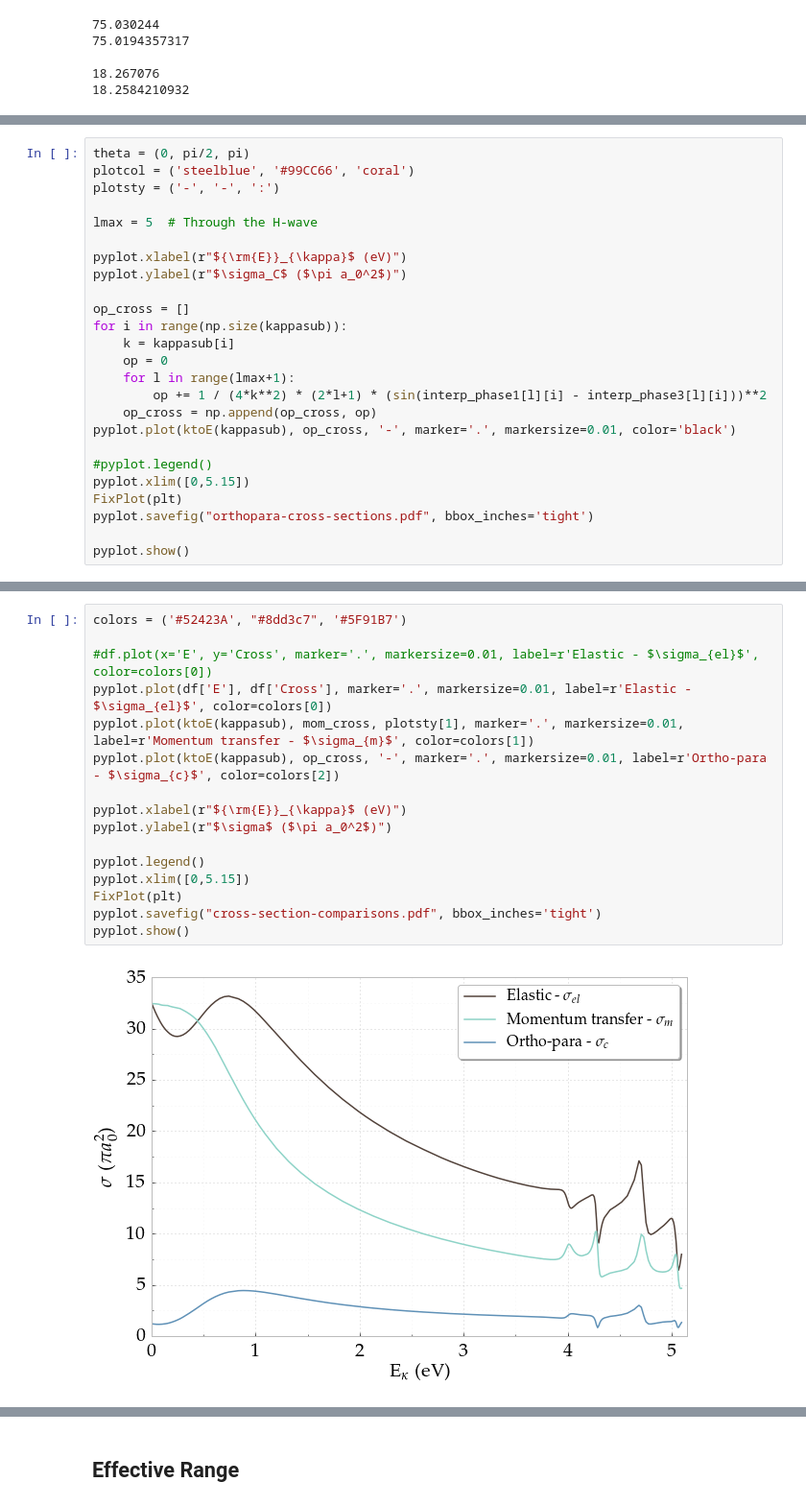
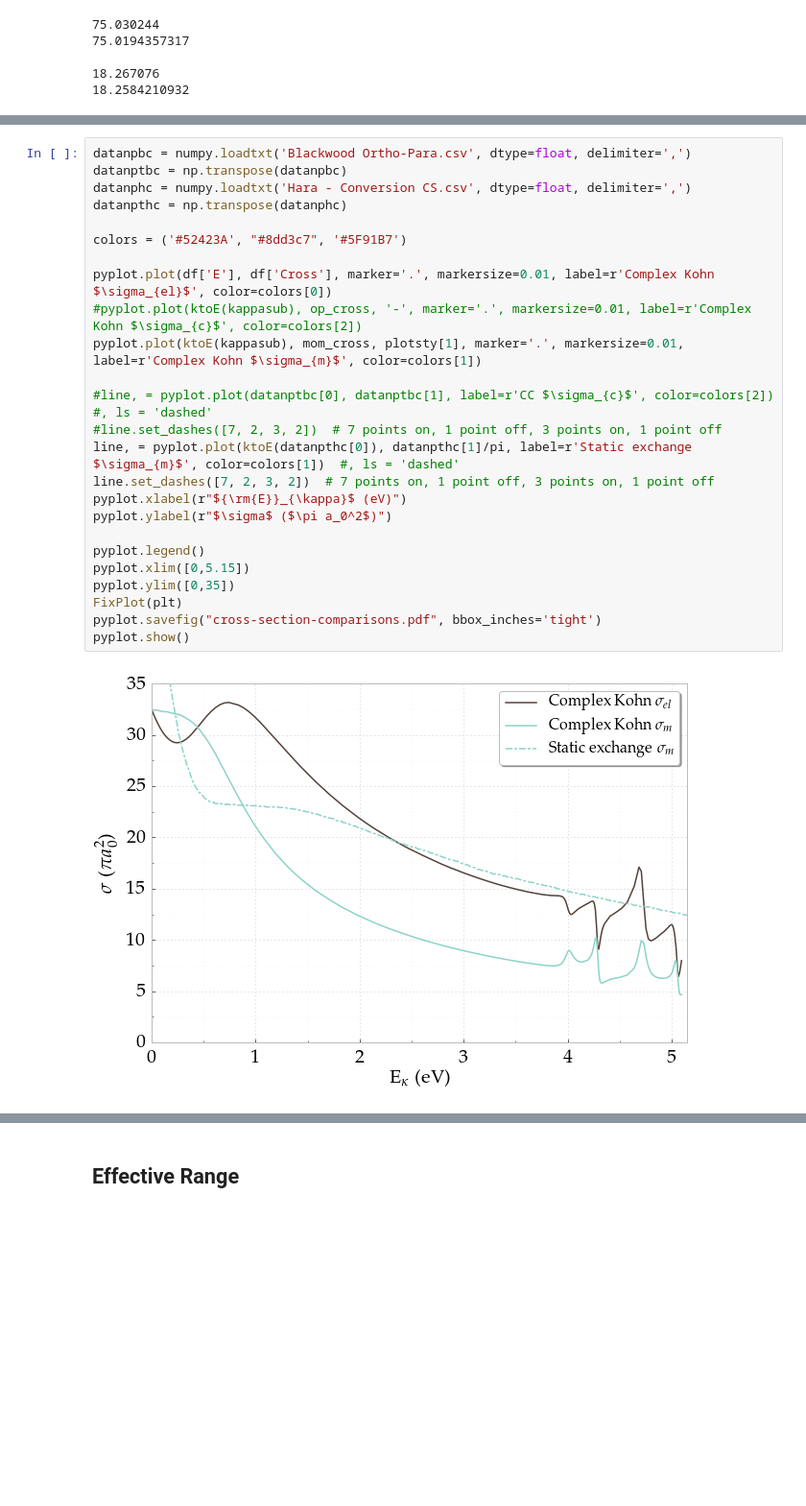
Before and after one commit to DentonW/Papers, a Jupyter notebook: PRA PsH/IPython/Paper Images.ipynb, the cells around one changed output, grey strips where cells are left out. Shown at 96% size. Saved outputs shown, nothing was run; the diff lists cells and outputs as text; blank space fills up the shorter version.

```diff
--- a/PRA PsH/IPython/Paper Images.ipynb
+++ b/PRA PsH/IPython/Paper Images.ipynb
@@ -802,25 +719,0 @@ pyplot.show()
-# %%
-theta = (0, pi/2, pi)
-plotcol = ('steelblue', '#99CC66', 'coral')
-plotsty = ('-', '-', ':')
-
-lmax = 5  # Through the H-wave
-
-pyplot.xlabel(r"${\rm{E}}_{\kappa}$ (eV)")
-pyplot.ylabel(r"$\sigma_C$ ($\pi a_0^2$)")
-
-op_cross = []
-for i in range(np.size(kappasub)):
-    k = kappasub[i]
-    op = 0
-    for l in range(lmax+1):
-        op += 1 / (4*k**2) * (2*l+1) * (sin(interp_phase1[l][i] - interp_phase3[l][i]))**2
-    op_cross = np.append(op_cross, op)
-pyplot.plot(ktoE(kappasub), op_cross, '-', marker='.', markersize=0.01, color='black')
-
-#pyplot.legend()
-pyplot.xlim([0,5.15])
-FixPlot(plt)
-pyplot.savefig("orthopara-cross-sections.pdf", bbox_inches='tight')
-
-pyplot.show()
@@ -829,18 +720,27 @@ pyplot.show()
 # %%
+datanpbc = numpy.loadtxt('Blackwood Ortho-Para.csv', dtype=float, delimiter=',')
+datanptbc = np.transpose(datanpbc)
+datanphc = numpy.loadtxt('Hara - Conversion CS.csv', dtype=float, delimiter=',')
+datanpthc = np.transpose(datanphc)
+
 colors = ('#52423A', "#8dd3c7", '#5F91B7')
 
-#df.plot(x='E', y='Cross', marker='.', markersize=0.01, label=r'Elastic - $\sigma_{el}$', color=colors[0])
-pyplot.plot(df['E'], df['Cross'], marker='.', markersize=0.01, label=r'Elastic - $\sigma_{el}$', color=colors[0])
-pyplot.plot(ktoE(kappasub), mom_cross, plotsty[1], marker='.', markersize=0.01, label=r'Momentum transfer - $\sigma_{m}$', color=colors[1])
-pyplot.plot(ktoE(kappasub), op_cross, '-', marker='.', markersize=0.01, label=r'Ortho-para - $\sigma_{c}$', color=colors[2])
+pyplot.plot(df['E'], df['Cross'], marker='.', markersize=0.01, label=r'Complex Kohn $\sigma_{el}$', color=colors[0])
+#pyplot.plot(ktoE(kappasub), op_cross, '-', marker='.', markersize=0.01, label=r'Complex Kohn $\sigma_{c}$', color=colors[2])
+pyplot.plot(ktoE(kappasub), mom_cross, plotsty[1], marker='.', markersize=0.01, label=r'Complex Kohn $\sigma_{m}$', color=colors[1])
 
+#line, = pyplot.plot(datanptbc[0], datanptbc[1], label=r'CC $\sigma_{c}$', color=colors[2])  #, ls = 'dashed'
+#line.set_dashes([7, 2, 3, 2])  # 7 points on, 1 point off, 3 points on, 1 point off
+line, = pyplot.plot(ktoE(datanpthc[0]), datanpthc[1]/pi, label=r'Static exchange $\sigma_{m}$', color=colors[1])  #, ls = 'dashed'
+line.set_dashes([7, 2, 3, 2])  # 7 points on, 1 point off, 3 points on, 1 point off
 pyplot.xlabel(r"${\rm{E}}_{\kappa}$ (eV)")
 pyplot.ylabel(r"$\sigma$ ($\pi a_0^2$)")
 
 pyplot.legend()
 pyplot.xlim([0,5.15])
+pyplot.ylim([0,35])
 FixPlot(plt)
 pyplot.savefig("cross-section-comparisons.pdf", bbox_inches='tight')
 pyplot.show()
 # %% [output]
-[figure, old version]
+[figure, new version]
```
Also changed, not shown: parts of 28 cells of this notebook, 8 other files.
